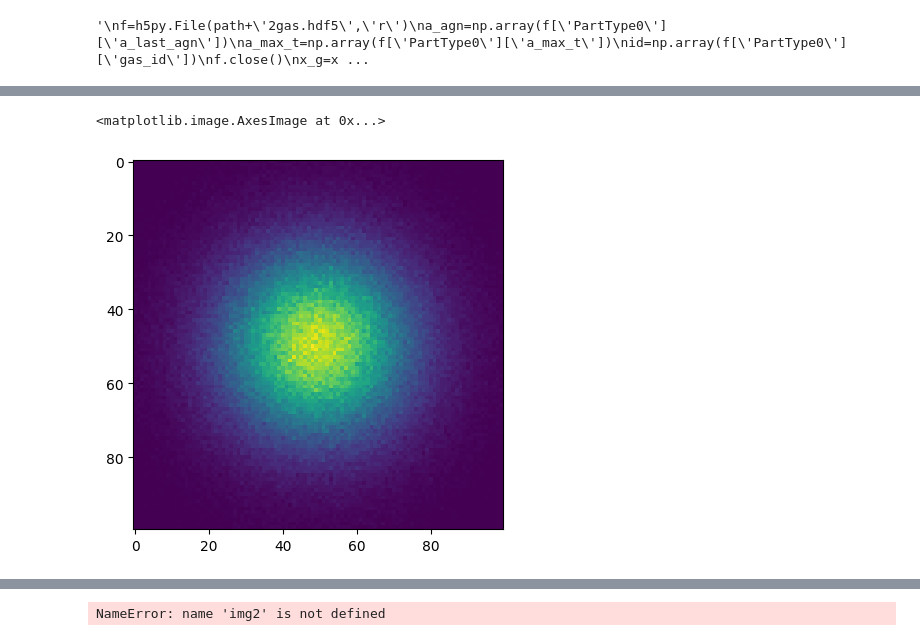
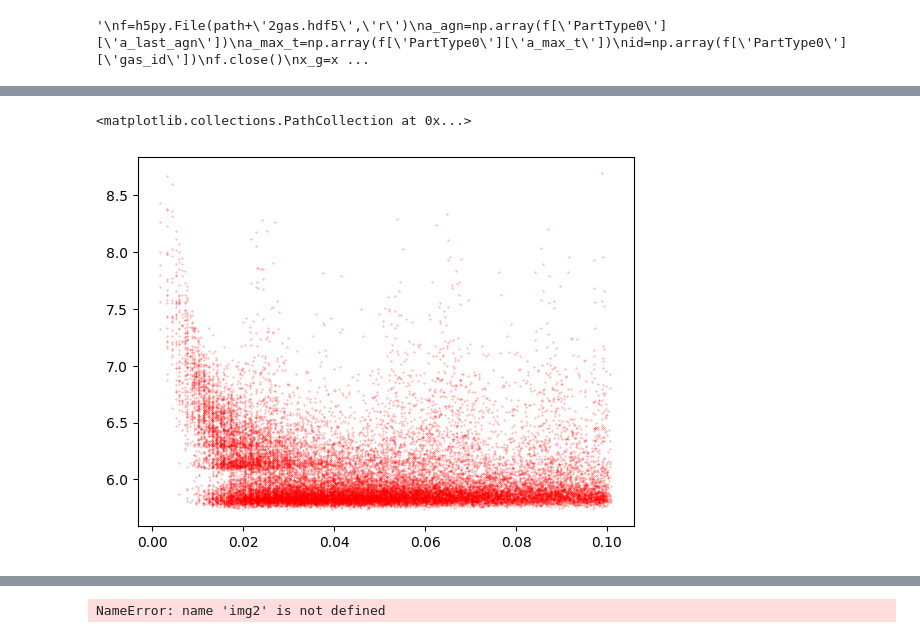
Before and after one commit to yjqqyjq/code, a Jupyter notebook: profile_from_hdf5.ipynb, the cells around one changed output, grey strips where cells are left out. Cells and saved outputs as stored; diff of their text form; code cells hidden in the pictures.

```diff
--- a/profile_from_hdf5.ipynb
+++ b/profile_from_hdf5.ipynb
@@ -164,5 +119,0 @@ plt.imshow(array)
-# %%
-plt.imshow(img_smooth[49])
-# %% [output]
-<matplotlib.image.AxesImage at 0x...>
-[figure, removed]
@@ -168,0 +129,19 @@ plt.imshow(img_smooth[49])
+# %%
+density=h[0]
+
+edge=h[1]
+
+n=100
+ra=np.zeros(shape=(n,n,n))
+for i in range(0,n):
+    for j in range(0,n):
+        for k in range(0,n):
+            ra[i][j][k]=np.sqrt(((edge[0][i]+edge[0][i+1])/2)**2+
+            ((edge[1][j]+edge[1][j+1])/2)**2+((edge[2][k]+edge[2][k+1])/2)**2)
+fig = plt.figure()
+ax=plt.subplot(1,1,1)
+#ax.plot(bin_a,np.log10(rho))
+ax.scatter(ra,np.log10(density),color='r',s=0.1,alpha=0.5)
+# %% [output]
+<matplotlib.collections.PathCollection at 0x...>
+[figure, added]
```
Also changed, not shown: parts of 8 cells of this notebook, 7 other files.
